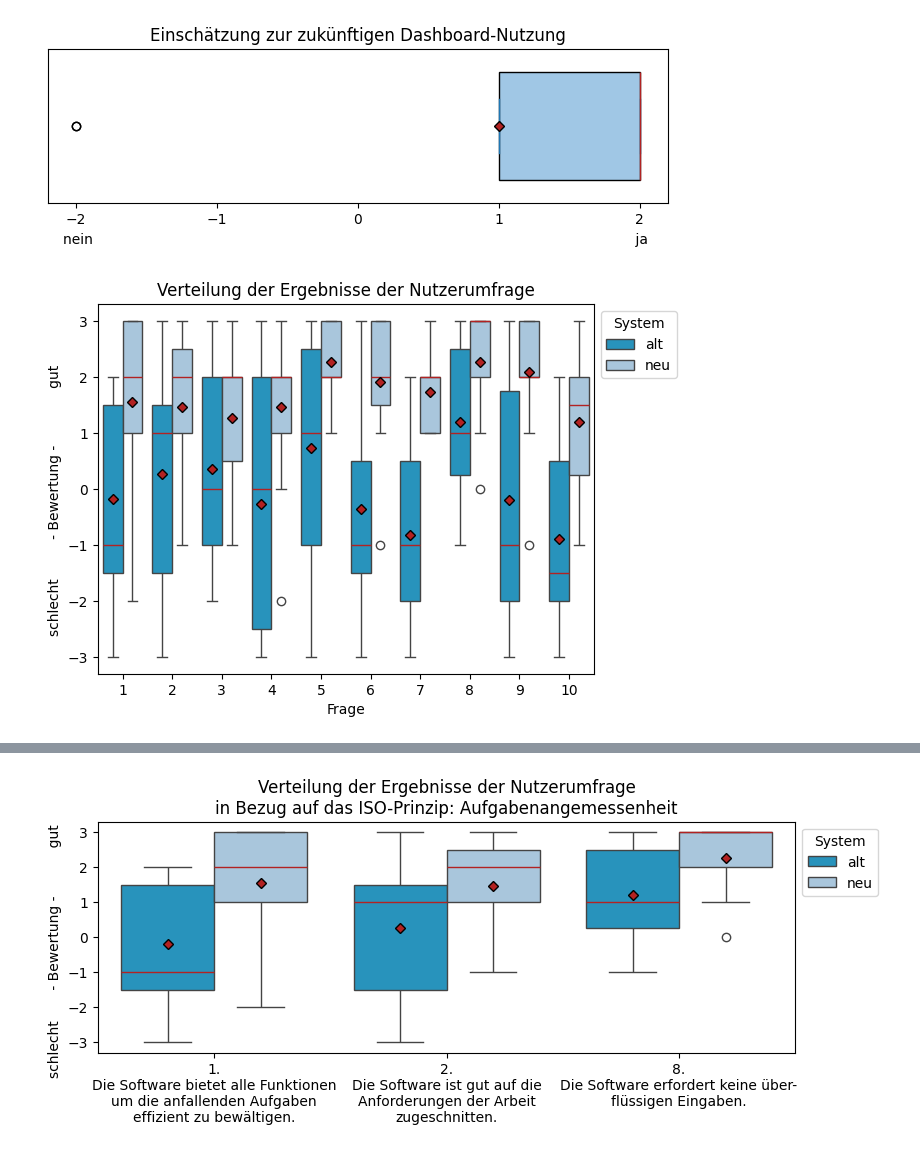
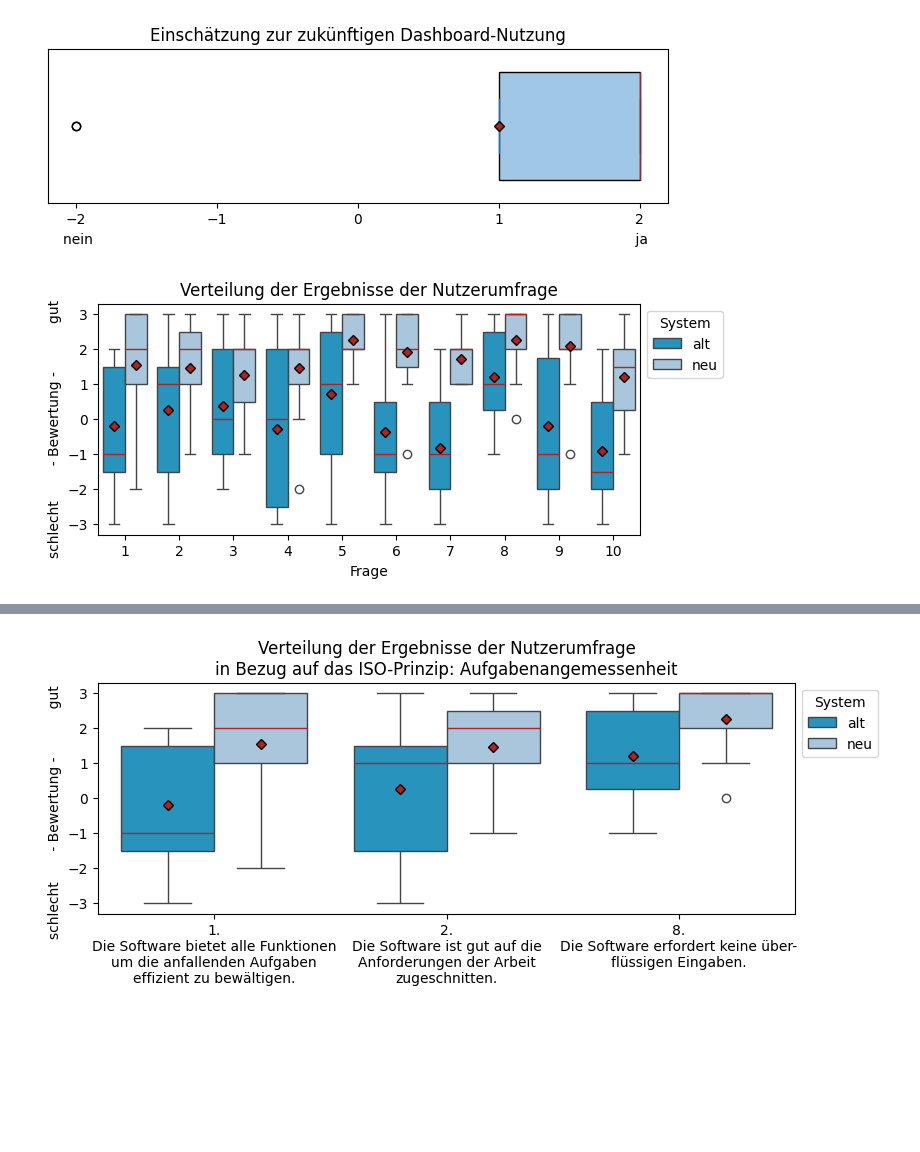
Before and after one commit to sxndrx-cxlxnx/h_da_B7-Bachelorarbeit, a Jupyter notebook: Diagramme/diagramm.ipynb, the cells around one changed output, grey strips where cells are left out. Saved outputs shown, nothing was run; the diff lists cells and outputs as text; code cells hidden in the pictures; blank space fills up the shorter version.

```diff
--- a/Diagramme/diagramm.ipynb
+++ b/Diagramme/diagramm.ipynb
@@ -226,22 +226,23 @@ plt.savefig("dashboard_use.png", bbox_inches="tight")
 # %% [output]
 [figure]
 # %%
+rcParams['figure.figsize'] = 7,3
 bp_test = sns.boxplot(data=df, x='variable', y='value', hue='System',
                      palette=colours_excel,
                      #showmeans=True, meanline=True,
                      #meanprops={#'marker':'u',
                      #  'markerfacecolor':'white',
                      #  'markeredgecolor':'black',
                      #  'markersize':'8'}
                     medianprops=dict(color=colour_firebrick, alpha=1),
                     meanprops=meanpointprops, meanline=False, showmeans=True
                      )
 # bp_all.invert_yaxis()
 bp_test.set(xlabel="Frage",
-           ylabel="schlecht         - Bewertung -             gut     ",
+           ylabel="schlecht        - Bewertung -           gut    ",
            title="Verteilung der Ergebnisse der Nutzerumfrage",)
 sns.move_legend(bp_test, "upper left", bbox_to_anchor=(1,1)) # Moving legend outside
 plt.savefig("pruemper_all.png", bbox_inches="tight")
 # %% [output]
-[figure, old version]
+[figure, new version]
 # %%
```
Also changed, not shown: parts of 1 cell of this notebook, 7 other files.
